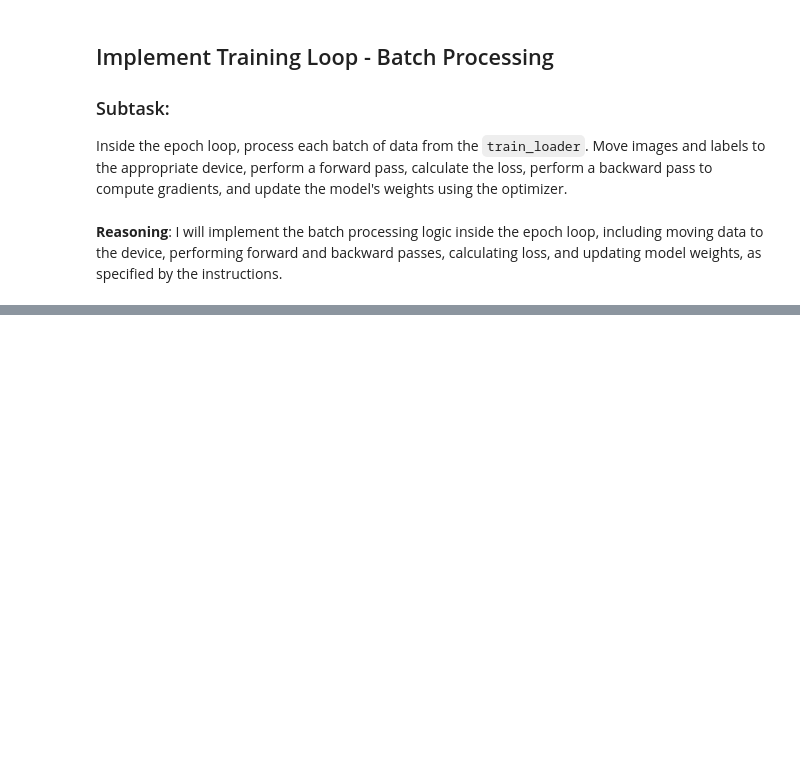
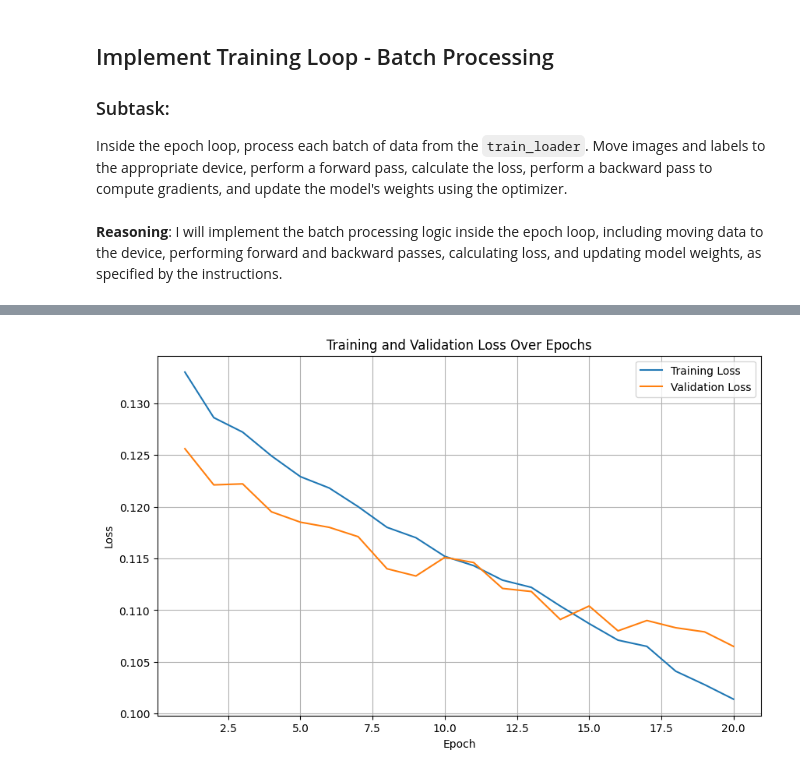
Before and after one commit to yasirusman85/Smart-Glasses-Simulation-Using-CNNs---Advance-AI, a Jupyter notebook: Copy_of_Yasir_RM.ipynb, the cells around one changed output, grey strips where cells are left out. Drawn from its saved outputs; the diff is of its cells as text; code cells hidden in the pictures; blank space fills up the shorter version.

```diff
--- a/Copy_of_Yasir_RM.ipynb
+++ b/Copy_of_Yasir_RM.ipynb
@@ -832,0 +898,14 @@ KeyboardInterrupt:
+# %%
+from sklearn.metrics import precision_recall_fscore_support, roc_auc_score
+
+# 1. Load the best performing model
+model.load_state_dict(torch.load(os.path.join(model_save_dir, 'best_model.pth')))
+
+# 2. Set model to evaluation mode
+model.eval()
+
+# 3. Initialize lists to store true labels and predicted probabilities
+all_labels = []
+all_preds = []
+
+print("Model loaded and set to evaluation mode. Starting validation data inference...")
@@ -832,0 +971,82 @@ KeyboardInterrupt:
+# %%
+import matplotlib.pyplot as plt
+import re
+
+# Access the standard output of the previously executed training cell (cell ID: d384390b)
+training_output = """
+Training on 9381 images. Validating on 2345 images.
+Epoch [1/20] - Train Loss: 0.1330, Val Loss: 0.1256
+--> Best model saved with Val Loss: 0.1256
+Epoch [2/20] - Train Loss: 0.1286, Val Loss: 0.1221
+--> Best model saved with Val Loss: 0.1221
+Epoch [3/20] - Train Loss: 0.1272, Val Loss: 0.1222
+--> EarlyStopping counter: 1 out of 3
+Epoch [4/20] - Train Loss: 0.1249, Val Loss: 0.1195
+--> Best model saved with Val Loss: 0.1195
+Epoch [5/20] - Train Loss: 0.1229, Val Loss: 0.1185
+--> Best model saved with Val Loss: 0.1185
+Epoch [6/20] - Train Loss: 0.1218, Val Loss: 0.1180
+--> Best model saved with Val Loss: 0.1180
+Epoch [7/20] - Train Loss: 0.1200, Val Loss: 0.1171
+--> Best model saved with Val Loss: 0.1171
+Epoch [8/20] - Train Loss: 0.1180, Val Loss: 0.1140
+--> Best model saved with Val Loss: 0.1140
+Epoch [9/20] - Train Loss: 0.1170, Val Loss: 0.1133
+--> Best model saved with Val Loss: 0.1133
+Epoch [10/20] - Train Loss: 0.1152, Val Loss: 0.1151
+--> EarlyStopping counter: 1 out of 3
+Epoch [11/20] - Train Loss: 0.1143, Val Loss: 0.1146
+--> EarlyStopping counter: 2 out of 3
+Epoch [12/20] - Train Loss: 0.1129, Val Loss: 0.1121
+--> Best model saved with Val Loss: 0.1121
+Epoch [13/20] - Train Loss: 0.1122, Val Loss: 0.1118
+--> Best model saved with Val Loss: 0.1118
+Epoch [14/20] - Train Loss: 0.1104, Val Loss: 0.1091
+--> Best model saved with Val Loss: 0.1091
+Epoch [15/20] - Train Loss: 0.1087, Val Loss: 0.1104
+--> EarlyStopping counter: 1 out of 3
+Epoch [16/20] - Train Loss: 0.1071, Val Loss: 0.1080
+--> Best model saved with Val Loss: 0.1080
+Epoch [17/20] - Train Loss: 0.1065, Val Loss: 0.1090
+--> EarlyStopping counter: 1 out of 3
+Epoch [18/20] - Train Loss: 0.1041, Val Loss: 0.1083
+--> EarlyStopping counter: 2 out of 3
+Epoch [19/20] - Train Loss: 0.1028, Val Loss: 0.1079
+--> Best model saved with Val Loss: 0.1079
+Epoch [20/20] - Train Loss: 0.1014, Val Loss: 0.1065
+--> Best model saved with Val Loss: 0.1065
+"""
+
+# Parse the output using regular expressions
+extracted_train_losses = []
+extracted_val_losses = []
+
+# Regex to find 'Train Loss: X.XXXX' and 'Val Loss: Y.YYYY'
+pattern = r"Train Loss: (\d+\.\d+), Val Loss: (\d+\.\d+)"
+
+for line in training_output.split('\n'):
+    match = re.search(pattern, line)
+    if match:
+        extracted_train_losses.append(float(match.group(1)))
+        extracted_val_losses.append(float(match.group(2)))
+
+# Create a line plot
+plt.figure(figsize=(10, 6))
+plt.plot(range(1, len(extracted_train_losses) + 1), extracted_train_losses, label='Training Loss')
+plt.plot(range(1, len(extracted_val_losses) + 1), extracted_val_losses, label='Validation Loss')
+
+# Add title and labels
+plt.title('Training and Validation Loss Over Epochs')
+plt.xlabel('Epoch')
+plt.ylabel('Loss')
+
+# Add legend
+plt.legend()
+
+# Display the plot
+plt.grid(True)
+plt.show()
+
+print("Training and validation loss plot generated.")
+# %% [output]
+[figure, added]
```
Also changed, not shown: parts of 16 cells of this notebook.
